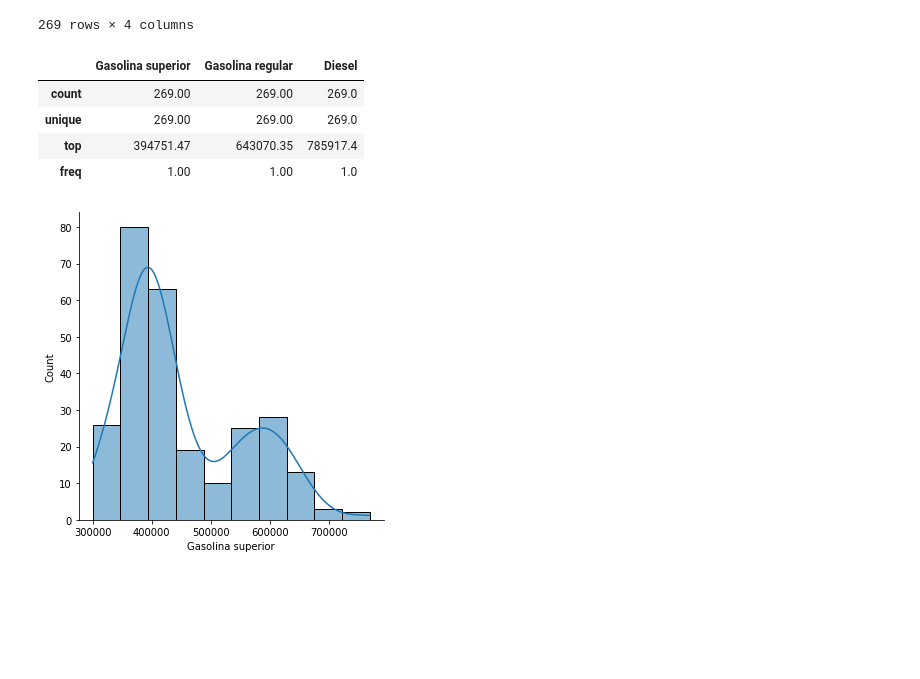
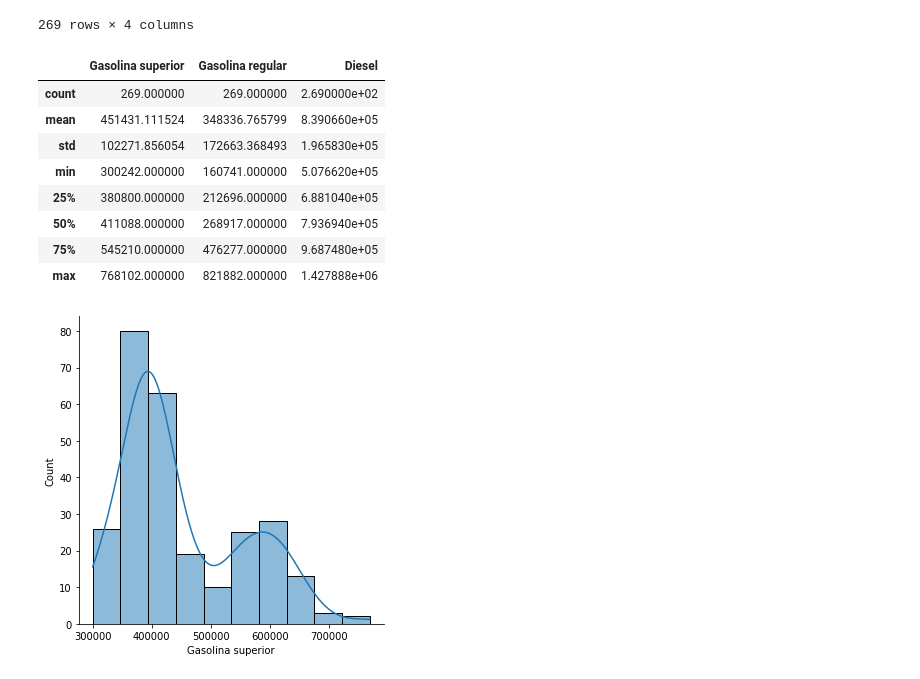
Before and after one commit to andreamalin/HDT2_DS, a Jupyter notebook: main.ipynb, the cells around one changed output. Cells and saved outputs as stored; diff of their text form; code cells hidden in the pictures; blank space fills up the shorter version.

```diff
--- a/main.ipynb
+++ b/main.ipynb
@@ -33,13 +33,17 @@ df
 269 rows × 4 columns
 # %%
 quant_vars = ['Gasolina superior', 'Gasolina regular', 'Diesel']
-df[quant_vars].describe()
+df[quant_vars].astype(int).describe()
 # %% [output]
 |  | Gasolina superior | Gasolina regular | Diesel |
-| count | 269.00 | 269.00 | 269.0 |
-| unique | 269.00 | 269.00 | 269.0 |
-| top | 394751.47 | 643070.35 | 785917.4 |
-| freq | 1.00 | 1.00 | 1.0 |
+| count | 269.000000 | 269.000000 | 2.690000e+02 |
+| mean | 451431.111524 | 348336.765799 | 8.390660e+05 |
+| std | 102271.856054 | 172663.368493 | 1.965830e+05 |
+| min | 300242.000000 | 160741.000000 | 5.076620e+05 |
+| 25% | 380800.000000 | 212696.000000 | 6.881040e+05 |
+| 50% | 411088.000000 | 268917.000000 | 7.936940e+05 |
+| 75% | 545210.000000 | 476277.000000 | 9.687480e+05 |
+| max | 768102.000000 | 821882.000000 | 1.427888e+06 |
 # %%
 for var in quant:
     data = df[var].dropna(how='all', axis=0)
```
Also changed, not shown: parts of 4 cells of this notebook.
